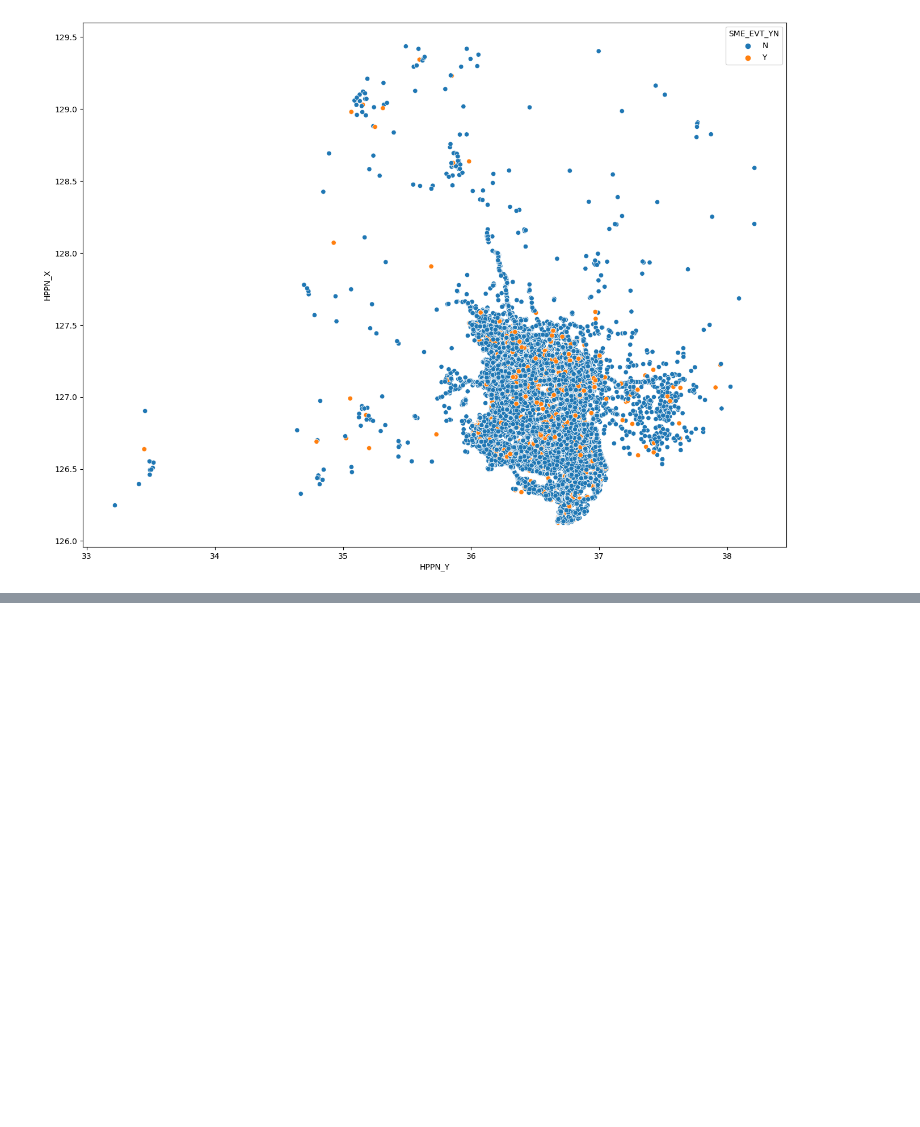
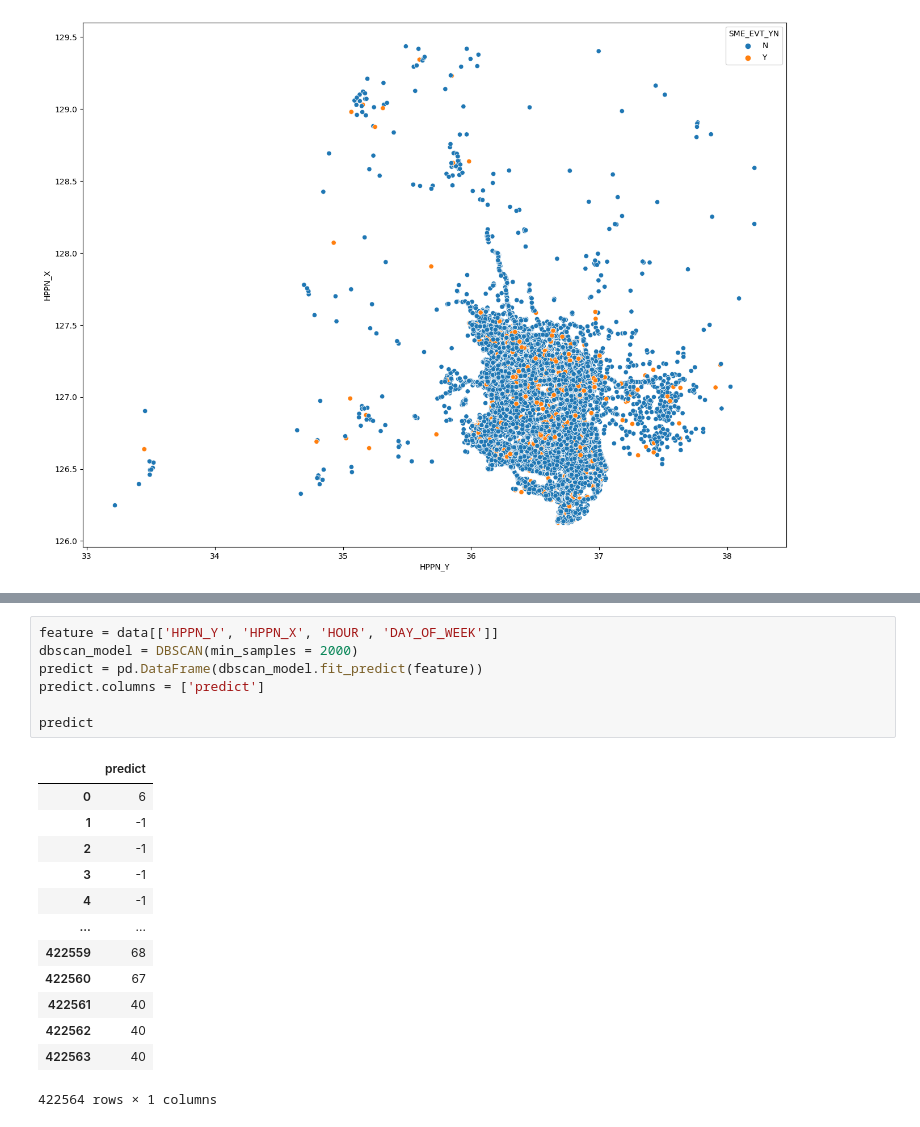
Before and after one commit to Muj2n/Trafic_Data_Analysis_Contest, a Jupyter notebook: KwonHwi/지역 치안 안전 데이터 분석 경진대회.ipynb, the cells around one changed output, grey strips where cells are left out. Drawn from its saved outputs; the diff is of its cells as text; blank space fills up the shorter version.

```diff
--- a/KwonHwi/지역 치안 안전 데이터 분석 경진대회.ipynb
+++ b/KwonHwi/지역 치안 안전 데이터 분석 경진대회.ipynb
@@ -810,0 +832,21 @@ plt.show()
+# %%
+feature = data[['HPPN_Y', 'HPPN_X', 'HOUR', 'DAY_OF_WEEK']]
+dbscan_model = DBSCAN(min_samples = 2000)
+predict = pd.DataFrame(dbscan_model.fit_predict(feature))
+predict.columns = ['predict']
+
+predict
+# %% [output]
+|  | predict |
+| 0 | 6 |
+| 1 | -1 |
+| 2 | -1 |
+| 3 | -1 |
+| 4 | -1 |
+| ... | ... |
+| 422559 | 68 |
+| 422560 | 67 |
+| 422561 | 40 |
+| 422562 | 40 |
+| 422563 | 40 |
+422564 rows × 1 columns
```
Also changed, not shown: parts of 6 cells of this notebook.
